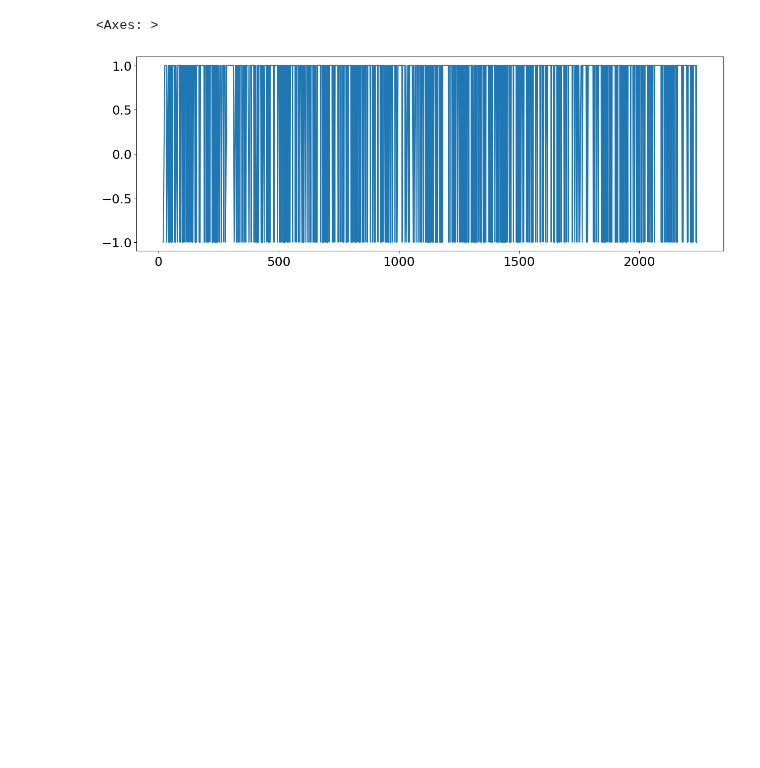
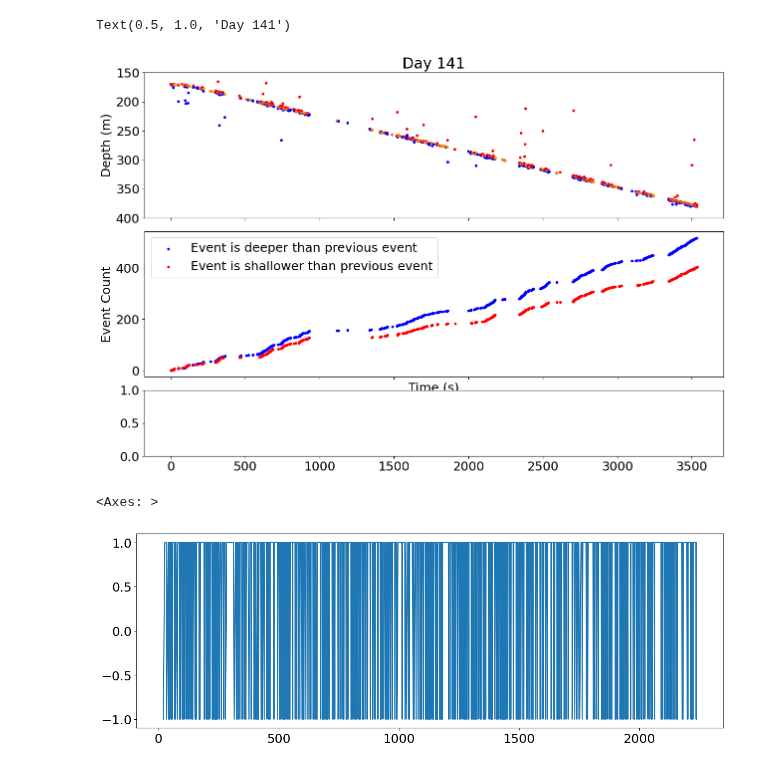
Before and after one commit to SerpRateAI/tensilePaper, a Jupyter notebook: means-ups-and-downs-kalman-filters.ipynb, the cells around one changed output. Cells and saved outputs as stored; diff of their text form; code cells hidden in the pictures; blank space fills up the shorter version.

```diff
--- a/means-ups-and-downs-kalman-filters.ipynb
+++ b/means-ups-and-downs-kalman-filters.ipynb
@@ -78,0 +163,29 @@ df211['dt'] = df211.origin_time.diff().apply(lambda t: t.total_seconds())
+# %%
+# fig, ax = plt.subplots(2, 1, figsize=(15, 5), sharex=True)
+fig = plt.figure(figsize=(15, 10))
+ax = fig.subplot_mosaic('''
+                            aaaaa
+                            aaaaa
+                            bbbbb
+                            bbbbb
+                            ccccc
+                            '''
+                           ,sharex=True)
+fig.subplots_adjust(wspace=0)
+
+data = df141.copy()
+ax['a'].set_ylim(400, 150)
+ax['a'].set_ylabel('Depth (m)')
+ax['b'].set_ylabel('Event Count')
+ax['b'].set_xlabel('Time (s)')
+
+ax['a'].scatter(data.ts.values, data.depth.values, color=data.dz.apply(sign), marker='.')
+
+ax['b'].scatter(data[data['d+']==1].ts, data[data['d+']==1]['d+'].cumsum(), marker='.', color='blue', label='Event is deeper than previous event')
+ax['b'].scatter(data[data['d-']==1].ts, data[data['d-']==1]['d-'].cumsum(), marker='.', color='red', label='Event is shallower than previous event')
+# ax['b'].scatter(data[data['d0']==1].ts, data[data['d0']==1]['d-'].cumsum(), marker='.', color='darkorange', label='Event is shallower than previous event')
+ax['b'].legend()
+ax['a'].set_title('Day 141')
+# %% [output]
+Text(0.5, 1.0, 'Day 141')
+[figure, added]
```
Also changed, not shown: parts of 4 cells of this notebook, 2 other files.
